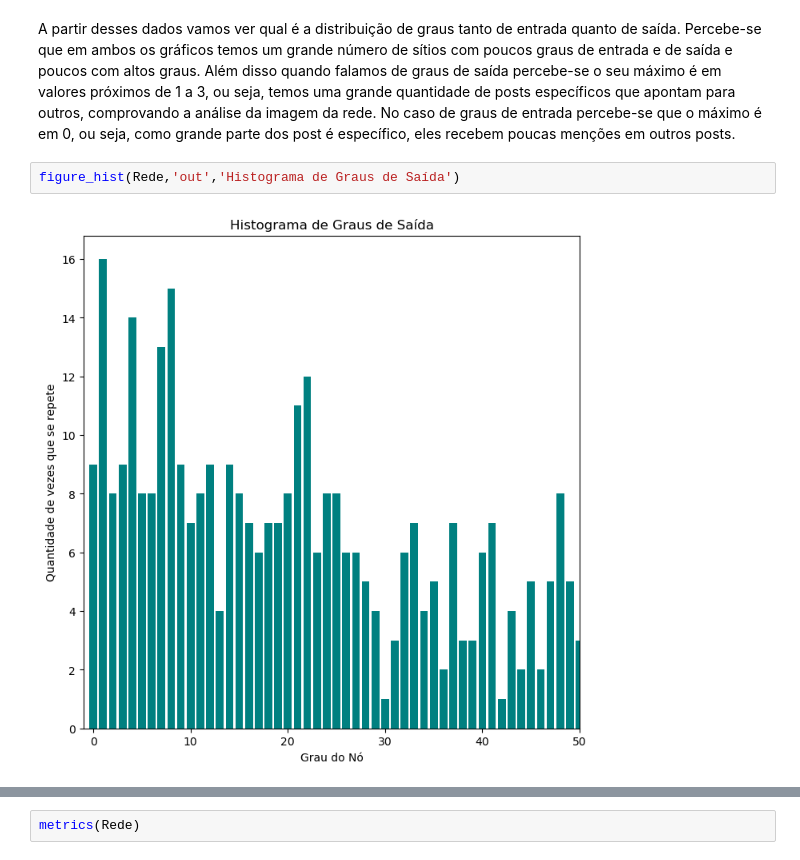
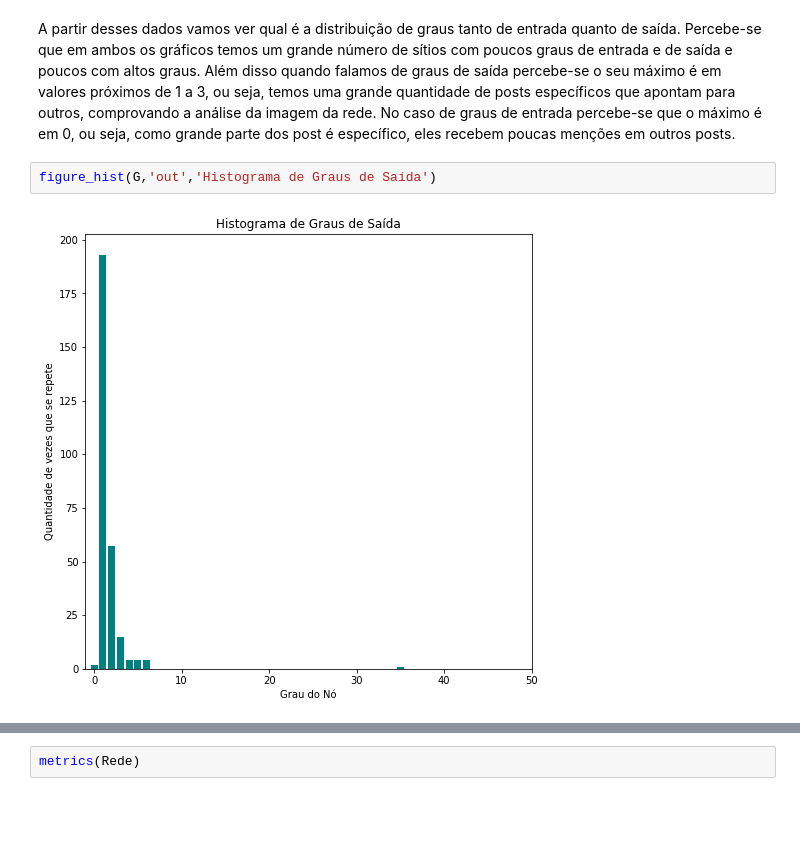
Before and after one commit to intcarlosmiguel/Trabalhos-de-Redes, a Jupyter notebook: Trabalho01/main.ipynb, the cells around one changed output, grey strips where cells are left out. Saved outputs shown, nothing was run; the diff lists cells and outputs as text; blank space fills up the shorter version.

```diff
--- a/Trabalho01/main.ipynb
+++ b/Trabalho01/main.ipynb
@@ -71,7 +58,7 @@ Molecule 159
 # %% [markdown]
 A partir desses dados vamos ver qual é a distribuição de graus tanto de entrada quanto de saída. Percebe-se que em ambos os gráficos temos um grande número de sítios com poucos graus de entrada e de saída e poucos com altos graus. Além disso quando falamos de graus de saída percebe-se o seu máximo é em valores próximos de 1 a 3, ou seja, temos uma grande quantidade de posts específicos que apontam para outros, comprovando a análise da imagem da rede. No caso de graus de entrada percebe-se que o máximo é em 0, ou seja, como grande parte dos post é específico, eles recebem poucas menções em outros posts.
 # %%
-figure_hist(Rede,'out','Histograma de Graus de Saída')
+figure_hist(G,'out','Histograma de Graus de Saída')
 # %% [output]
-[figure, old version]
+[figure, new version]
 # %%
```
Also changed, not shown: parts of 3 cells of this notebook, 2 other files.
